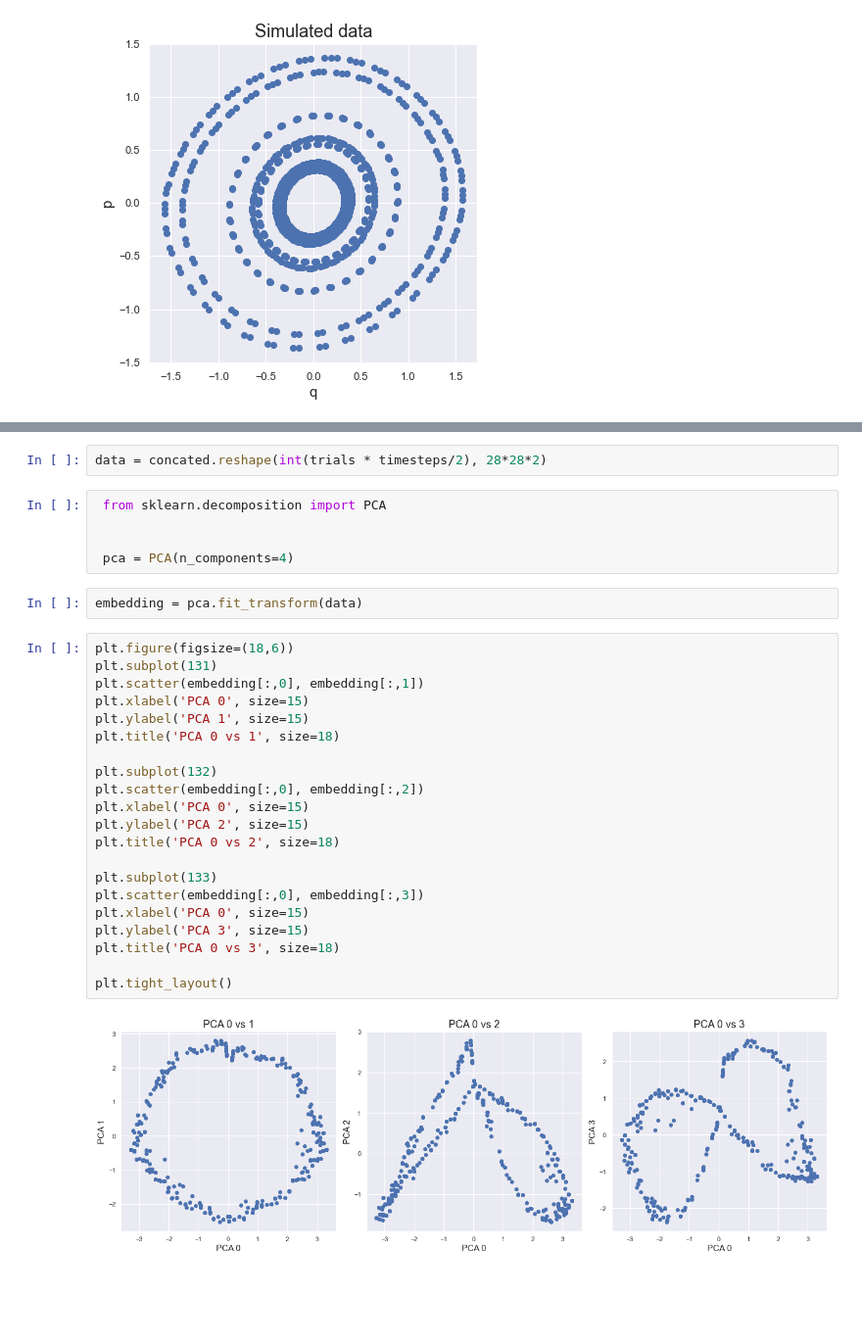
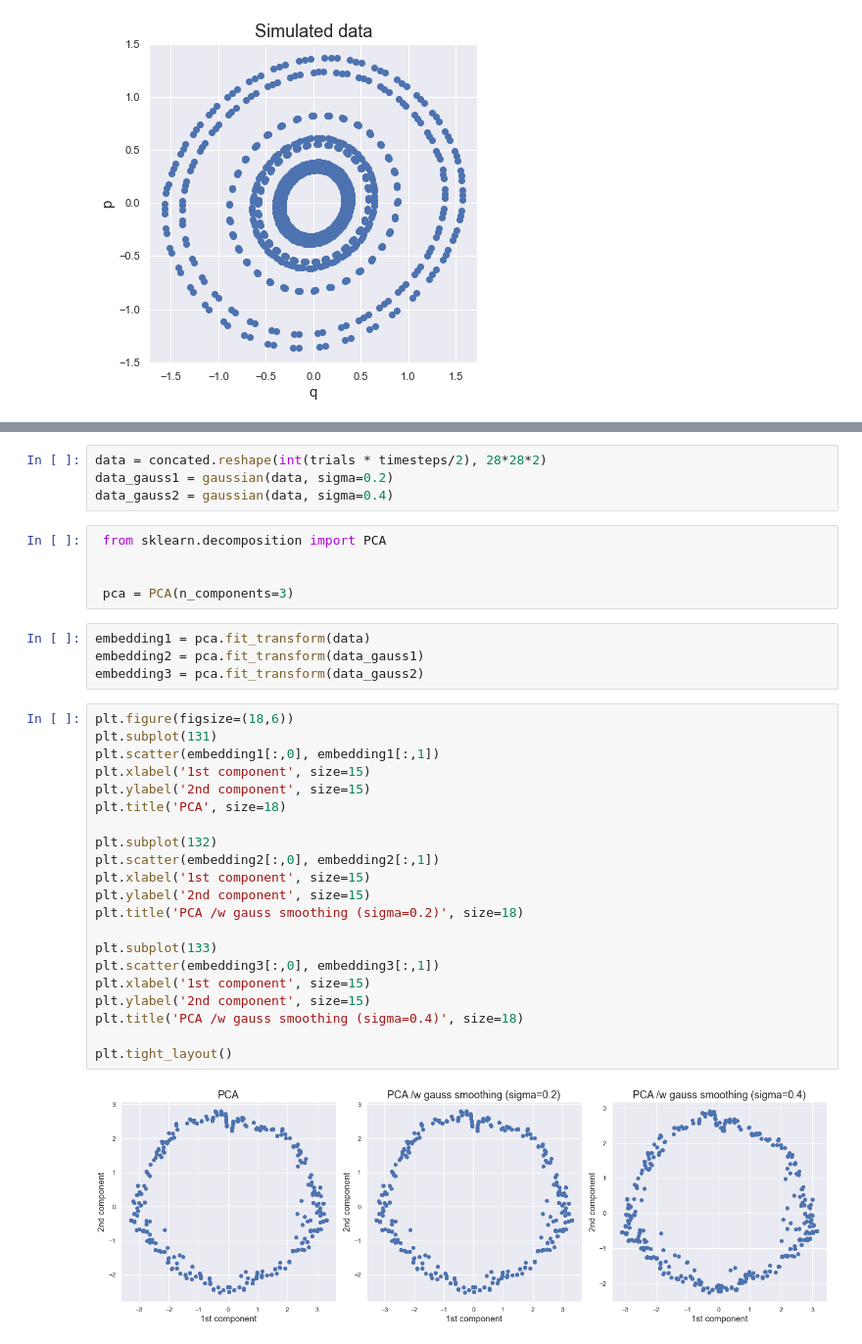
Before and after one commit to szmate00/home_projects, a Jupyter notebook: pendulum_embedding.ipynb, the cells around one changed output, grey strips where cells are left out. Shown: that part at 98% size. Drawn from its saved outputs; the diff is of its cells as text; blank space fills up the shorter version.

```diff
--- a/pendulum_embedding.ipynb
+++ b/pendulum_embedding.ipynb
@@ -118,32 +109,36 @@ plt.imshow(motblur[0])
 # %%
 data = concated.reshape(int(trials * timesteps/2), 28*28*2)
+data_gauss1 = gaussian(data, sigma=0.2)
+data_gauss2 = gaussian(data, sigma=0.4)
 # %%
  from sklearn.decomposition import PCA
 
 
- pca = PCA(n_components=4)
+ pca = PCA(n_components=3)
-# %%
-embedding = pca.fit_transform(data)
+# %%
+embedding1 = pca.fit_transform(data)
+embedding2 = pca.fit_transform(data_gauss1)
+embedding3 = pca.fit_transform(data_gauss2)
 # %%
 plt.figure(figsize=(18,6))
 plt.subplot(131)
-plt.scatter(embedding[:,0], embedding[:,1])
-plt.xlabel('PCA 0', size=15)
-plt.ylabel('PCA 1', size=15)
-plt.title('PCA 0 vs 1', size=18)
+plt.scatter(embedding1[:,0], embedding1[:,1])
+plt.xlabel('1st component', size=15)
+plt.ylabel('2nd component', size=15)
+plt.title('PCA', size=18)
 
 plt.subplot(132)
-plt.scatter(embedding[:,0], embedding[:,2])
-plt.xlabel('PCA 0', size=15)
-plt.ylabel('PCA 2', size=15)
-plt.title('PCA 0 vs 2', size=18)
+plt.scatter(embedding2[:,0], embedding2[:,1])
+plt.xlabel('1st component', size=15)
+plt.ylabel('2nd component', size=15)
+plt.title('PCA /w gauss smoothing (sigma=0.2)', size=18)
 
 plt.subplot(133)
-plt.scatter(embedding[:,0], embedding[:,3])
-plt.xlabel('PCA 0', size=15)
-plt.ylabel('PCA 3', size=15)
-plt.title('PCA 0 vs 3', size=18)
+plt.scatter(embedding3[:,0], embedding3[:,1])
+plt.xlabel('1st component', size=15)
+plt.ylabel('2nd component', size=15)
+plt.title('PCA /w gauss smoothing (sigma=0.4)', size=18)
 
 plt.tight_layout()
 # %% [output]
-[figure, old version]
+[figure, new version]
```
Also changed, not shown: parts of 6 cells of this notebook, 1 other file.
